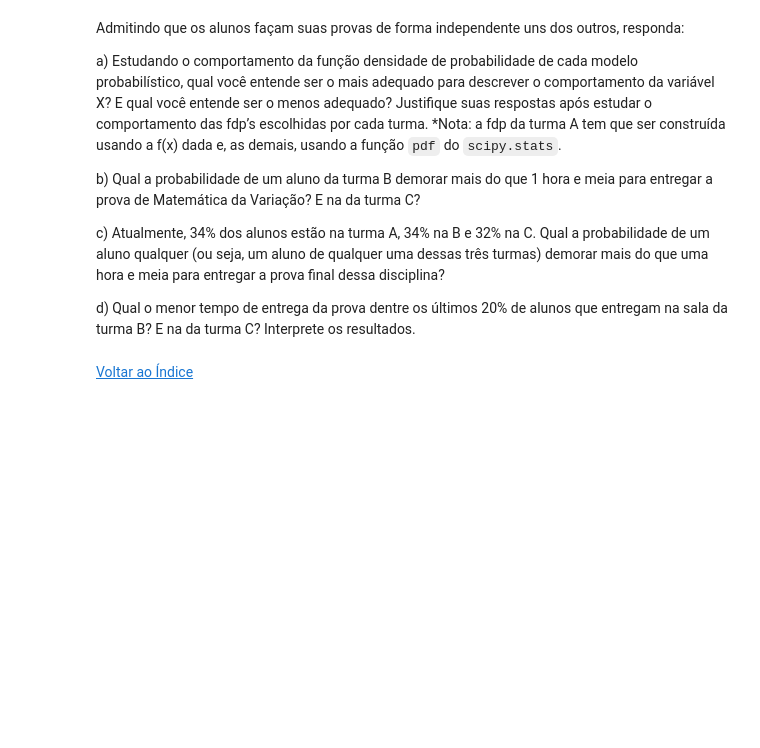
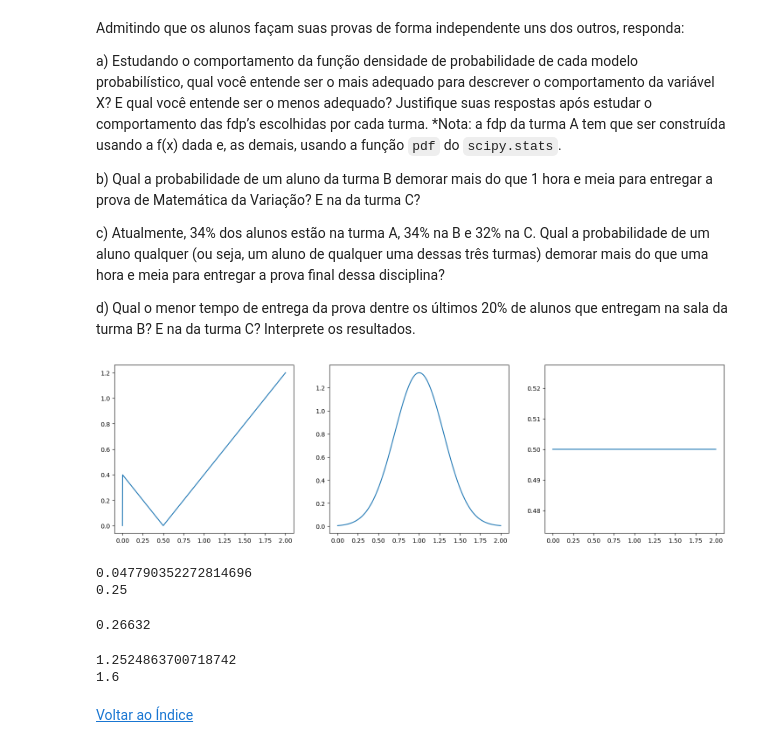
Before and after one commit to thevitorhideki/cdados, a Jupyter notebook: exercicios/Aula13_Exercicio_ModelosProbabilisticosContinuosNormal.ipynb, the cells around one changed output. Cells and saved outputs as stored; diff of their text form; code cells hidden in the pictures; blank space fills up the shorter version.

```diff
--- a/exercicios/Aula13_Exercicio_ModelosProbabilisticosContinuosNormal.ipynb
+++ b/exercicios/Aula13_Exercicio_ModelosProbabilisticosContinuosNormal.ipynb
@@ -198,2 +198,41 @@ d) Qual o menor tempo de entrega da prova dentre os últimos 20% de alunos que e
+# %%
+def turmaA(x):
+    if 0 < x < 0.5:
+        return 0.4 - 0.8 * x
+    elif 0.5 <= x <= 2:
+        return -0.4 + 0.8 * x
+    return 0
+
+x = np.linspace(0, 2, 1000)
+fa = [turmaA(val) for val in x]
+fb = stats.norm.pdf(x, loc=1, scale=0.3)
+fc = stats.uniform.pdf(x, loc=0, scale=2)
+
+plt.figure(figsize=(18, 5))
+plt.subplot(131)
+plt.plot(x, fa)
+plt.subplot(132)
+plt.plot(x, fb)
+plt.subplot(133)
+plt.plot(x, fc)
+plt.show()
+# %% [output]
+[figure, added]
+# %%
+print(1 - stats.norm.cdf(1.5, loc=1, scale=0.3))
+print(1 - stats.uniform.cdf(1.5, loc=0, scale=2))
+# %% [output]
+0.047790352272814696
+0.25
+# %%
+0.5000 * 0.34 + 0.048 * 0.34 + 0.2500 * 0.32
+# %% [output]
+0.26632
+# %%
+print(stats.norm.ppf(0.8, loc=1, scale=0.3))
+print(stats.uniform.ppf(0.8, loc=0, scale=2))
+# %% [output]
+1.2524863700718742
+1.6
 # %% [markdown]
 [Voltar ao Índice](#indice)
```
Also changed, not shown: parts of 3 cells of this notebook, 10 other files.
